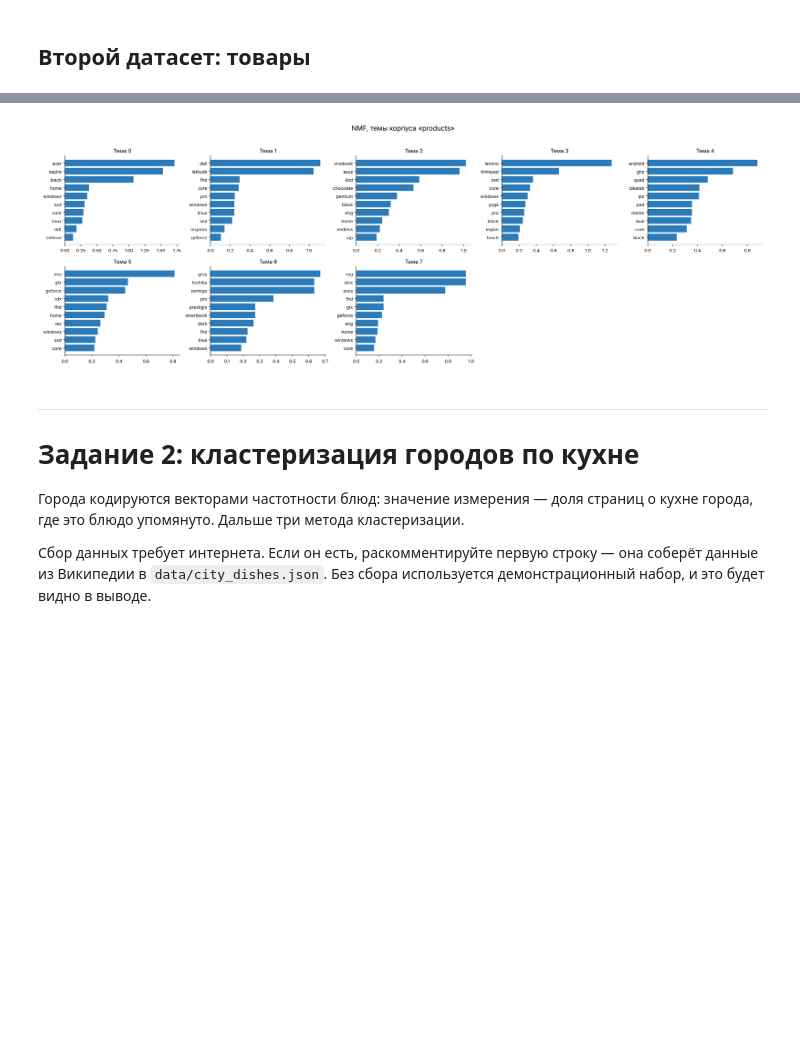
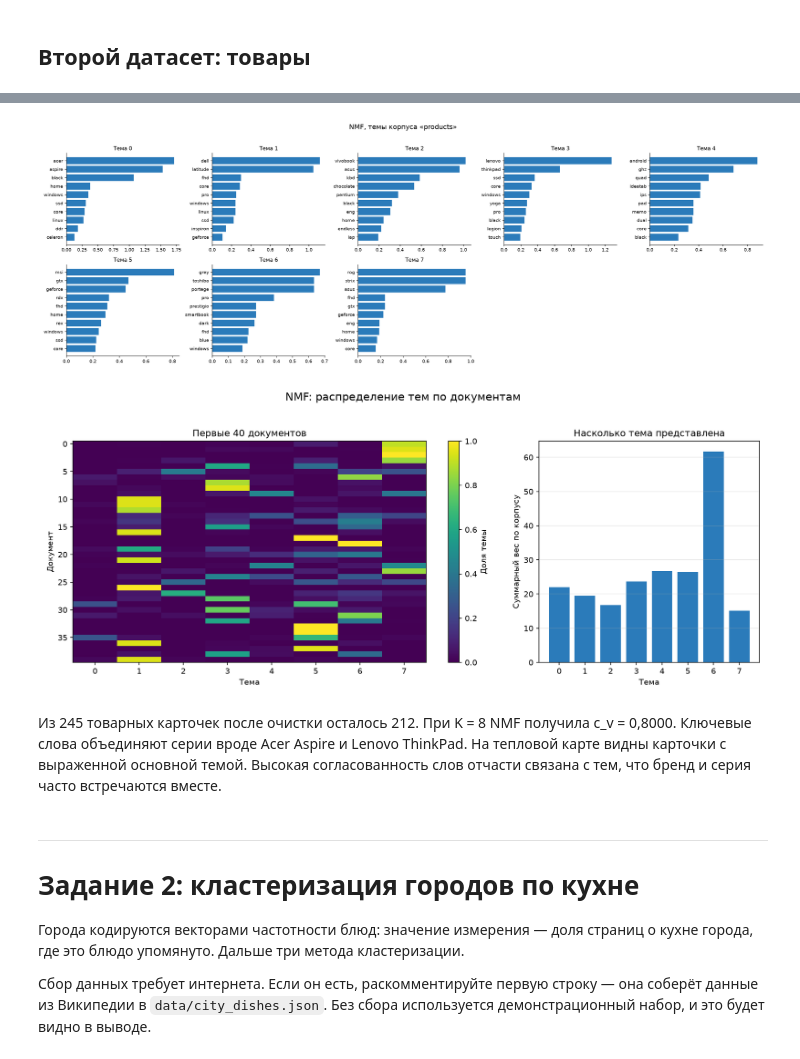
Before and after one commit to fortanello/web-mining, a Jupyter notebook: lab5/practice5.ipynb, the cells around one changed output, grey strips where cells are left out. Cells and saved outputs as stored; diff of their text form; code cells hidden in the pictures; blank space fills up the shorter version.

```diff
--- a/lab5/practice5.ipynb
+++ b/lab5/practice5.ipynb
@@ -249,8 +267,15 @@ $ topic_modeling.py --dataset products --method nmf --topics 8 --output product_
 0
 # %%
 show("product_categories_topwords_nmf.png", width=1400)
+show("product_categories_documents_nmf.png", width=1200)
 # %% [output]
-[figure, old version]
+[figure, new version]
+[figure, added]
+# %% [markdown]
+Из 245 товарных карточек после очистки осталось 212. При K = 8 NMF получила
+c_v = 0,8000. Ключевые слова объединяют серии вроде Acer Aspire и Lenovo ThinkPad.
+На тепловой карте видны карточки с выраженной основной темой. Высокая
+согласованность слов отчасти связана с тем, что бренд и серия часто встречаются вместе.
 # %% [markdown]
 ---
 # Задание 2: кластеризация городов по кухне
```
Also changed, not shown: parts of 21 cells of this notebook, 19 other files.
